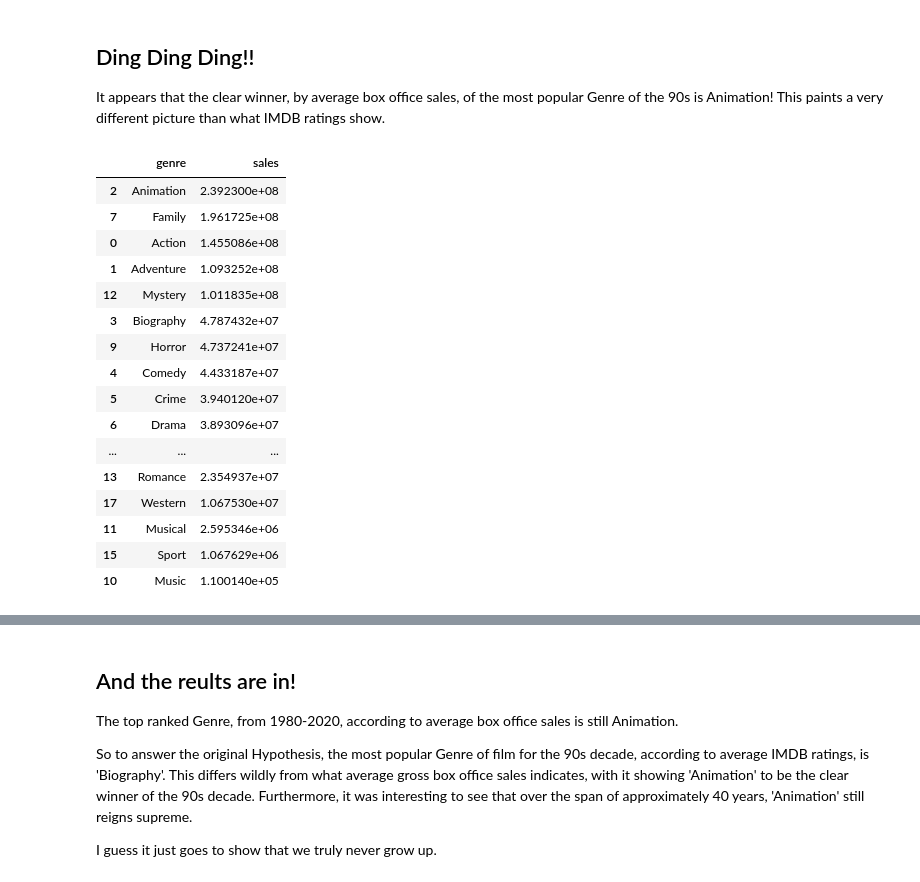
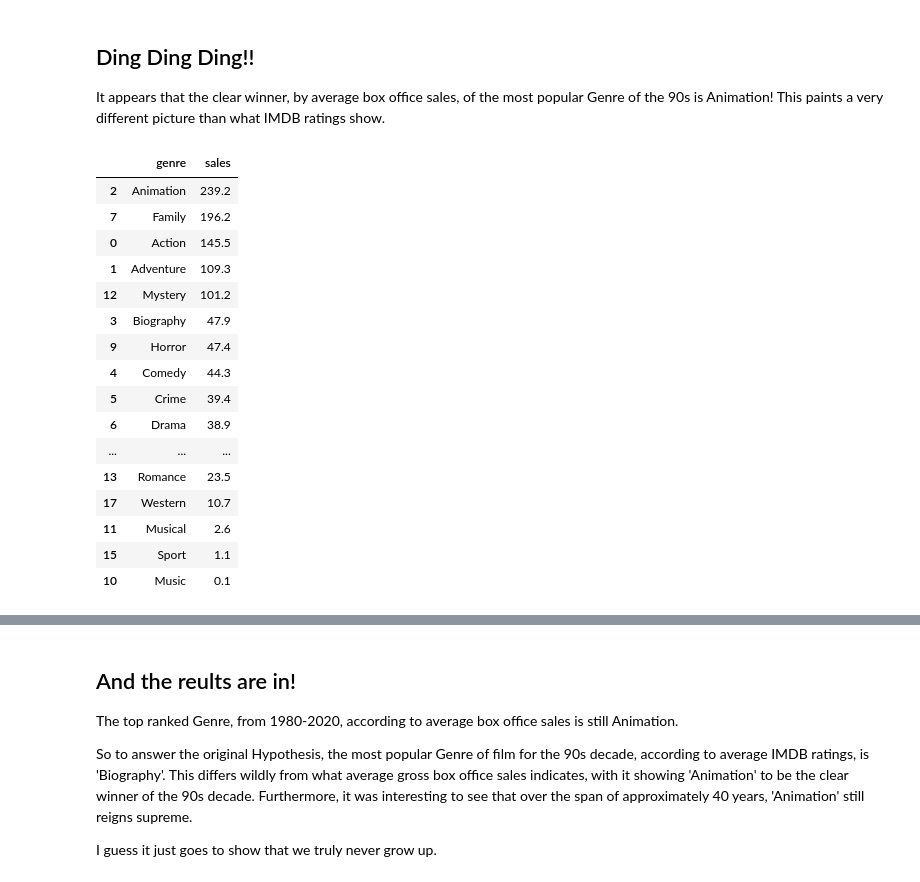
Before and after one commit to curtiscoleman/90s-Movies, a Jupyter notebook: Project.ipynb, the cells around one changed output, grey strips where cells are left out. Cells and saved outputs as stored; diff of their text form; code cells hidden in the pictures.

```diff
--- a/Project.ipynb
+++ b/Project.ipynb
@@ -263,28 +266,29 @@ It appears that the clear winner, by average box office sales, of the most popul
 # %%
 # Expand the code to include entire dataframe (1980-2020)
 genre_mean_sales_all = movies_df.groupby('genre')['gross'].mean()
 genre_mean_sales_all_df = genre_mean_sales_all.to_frame().reset_index()
 genre_mean_sales_all_df.columns = ['genre', 'sales']
+genre_mean_sales_all_df['sales'] = (genre_mean_sales_all_df['sales']/1_000_000).round(1)
 genre_mean_sales_all_df = genre_mean_sales_all_df.sort_values(by='sales', ascending=False)
 
 genre_mean_sales_all_df
 # %% [output]
 |  | genre | sales |
-| 2 | Animation | 2.392300e+08 |
-| 7 | Family | 1.961725e+08 |
-| 0 | Action | 1.455086e+08 |
-| 1 | Adventure | 1.093252e+08 |
-| 12 | Mystery | 1.011835e+08 |
-| 3 | Biography | 4.787432e+07 |
-| 9 | Horror | 4.737241e+07 |
-| 4 | Comedy | 4.433187e+07 |
-| 5 | Crime | 3.940120e+07 |
-| 6 | Drama | 3.893096e+07 |
+| 2 | Animation | 239.2 |
+| 7 | Family | 196.2 |
+| 0 | Action | 145.5 |
+| 1 | Adventure | 109.3 |
+| 12 | Mystery | 101.2 |
+| 3 | Biography | 47.9 |
+| 9 | Horror | 47.4 |
+| 4 | Comedy | 44.3 |
+| 5 | Crime | 39.4 |
+| 6 | Drama | 38.9 |
 | ... | ... | ... |
-| 13 | Romance | 2.354937e+07 |
-| 17 | Western | 1.067530e+07 |
-| 11 | Musical | 2.595346e+06 |
-| 15 | Sport | 1.067629e+06 |
-| 10 | Music | 1.100140e+05 |
+| 13 | Romance | 23.5 |
+| 17 | Western | 10.7 |
+| 11 | Musical | 2.6 |
+| 15 | Sport | 1.1 |
+| 10 | Music | 0.1 |
 # %%
 plt.figure(figsize=(10, 6))
```
Also changed, not shown: parts of 3 cells of this notebook.
